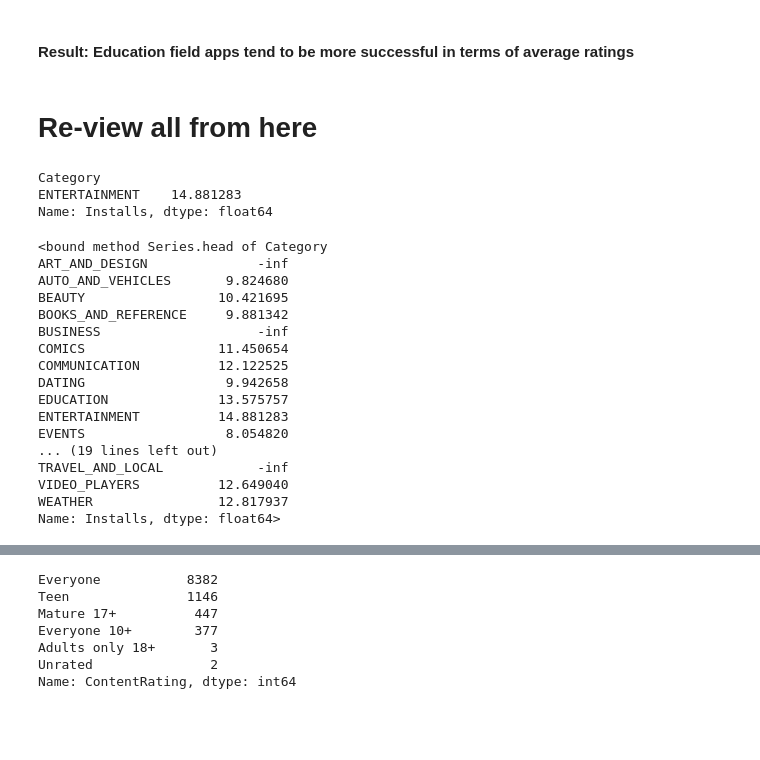
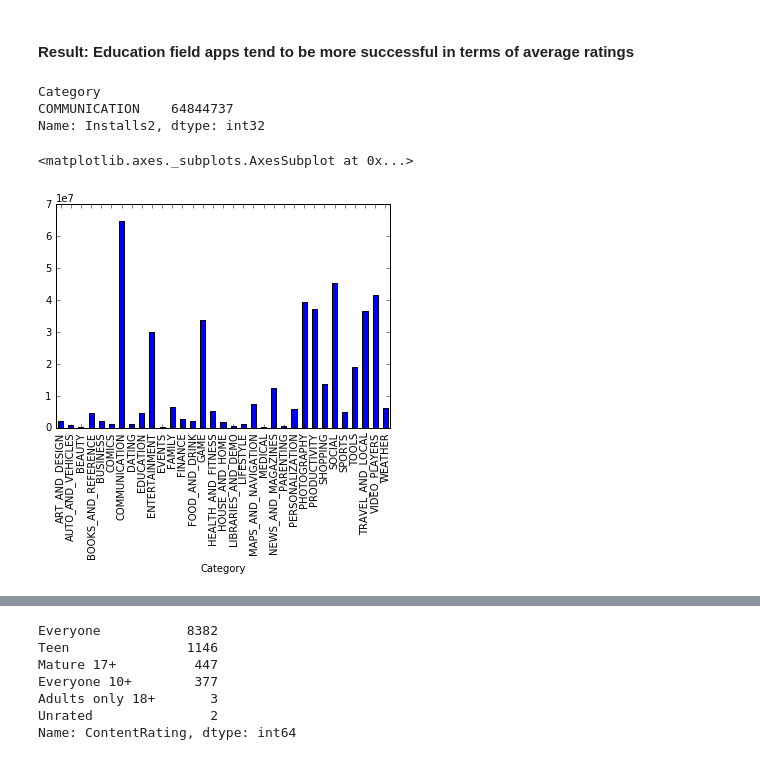
Before and after one commit to vipul5247/App-Analysis-System, a Jupyter notebook: App Analysis System CSI.ipynb, the cells around one changed output, grey strips where cells are left out. Drawn from its saved outputs; the diff is of its cells as text; code cells hidden in the pictures; blank space fills up the shorter version.

```diff
--- a/App Analysis System CSI.ipynb
+++ b/App Analysis System CSI.ipynb
@@ -454,29 +437,10 @@ ERROR! Session/line number was not unique in database. History logging moved to
 # %% [markdown]
 #### Result: Education field apps tend to be more successful in terms of average ratings
-# %% [markdown]
-# Re-view all from here
 # %%
-d3=(df.groupby('Category')['Installs'].mean())
+d3=(df[df.Rating>4].groupby('Category')['Installs2'].mean())
+#d3.head
 print(d3[d3==d3.max()])
-d3.head
 # %% [output]
 Category
-ENTERTAINMENT    14.881283
-Name: Installs, dtype: float64
+COMMUNICATION    64844737
+Name: Installs2, dtype: int32
-<bound method Series.head of Category
-ART_AND_DESIGN              -inf
-AUTO_AND_VEHICLES       9.824680
-BEAUTY                 10.421695
-BOOKS_AND_REFERENCE     9.881342
-BUSINESS                    -inf
-COMICS                 11.450654
-COMMUNICATION          12.122525
-DATING                  9.942658
-EDUCATION              13.575757
-ENTERTAINMENT          14.881283
-EVENTS                  8.054820
-... (19 lines left out)
-TRAVEL_AND_LOCAL            -inf
-VIDEO_PLAYERS          12.649040
-WEATHER                12.817937
-Name: Installs, dtype: float64>
@@ -484,0 +447,5 @@ Name: Installs, dtype: float64>
+# %%
+d3.plot(kind='bar')
+# %% [output]
+<matplotlib.axes._subplots.AxesSubplot at 0x...>
+[figure, added]
```
Also changed, not shown: parts of 39 cells of this notebook.
